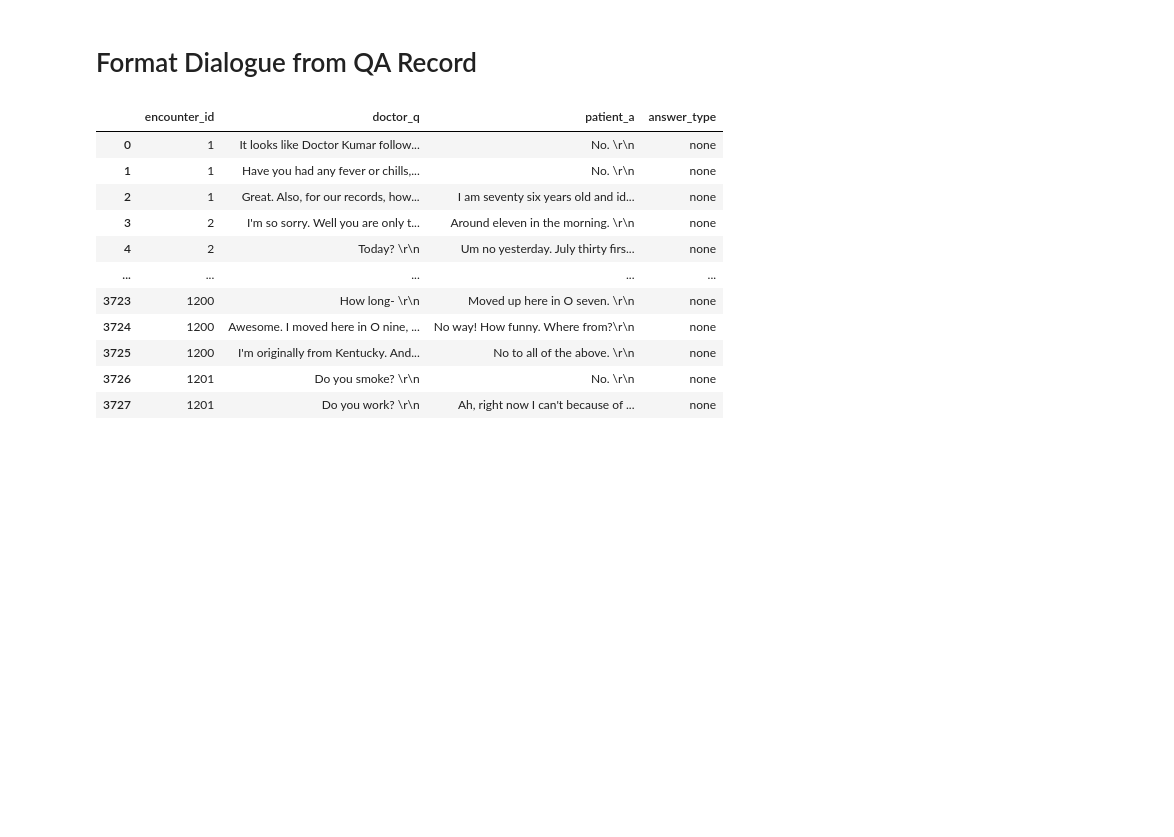
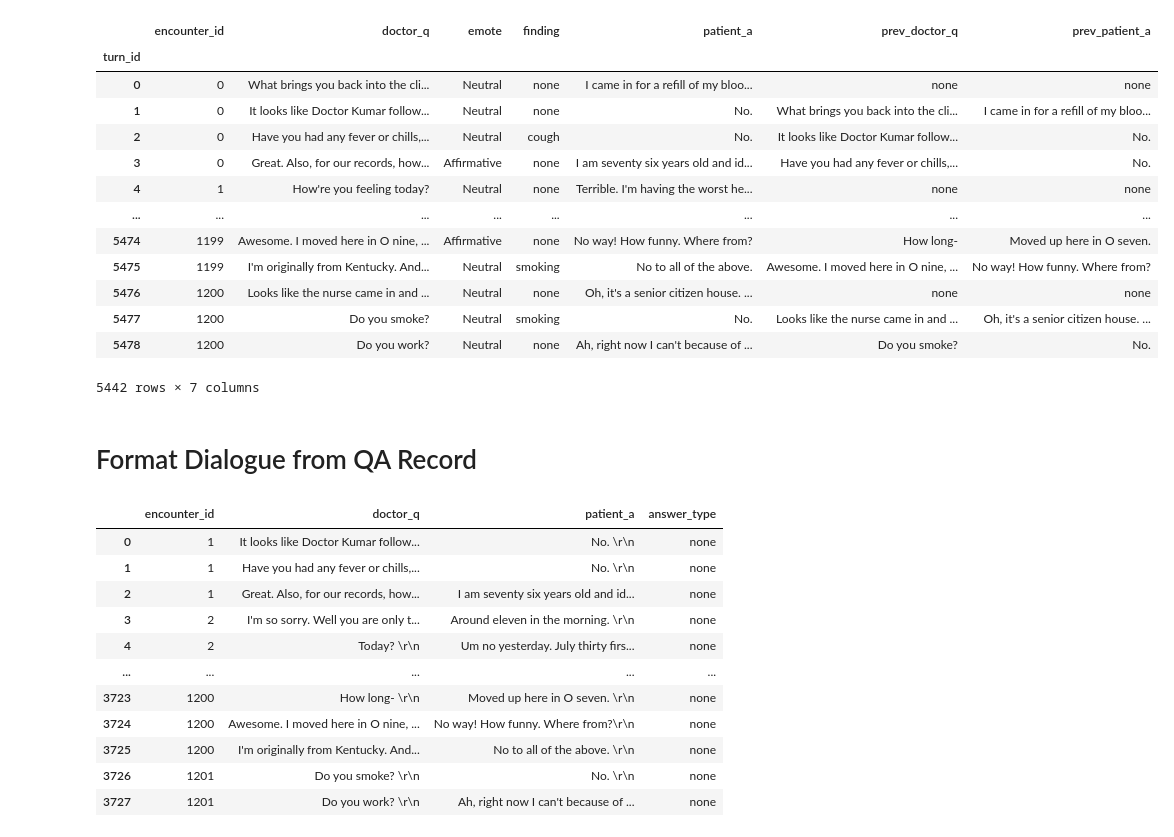
Before and after one commit to mariellederocher/DLforHealthcare_Final_Project, a Jupyter notebook: format_dialogue.ipynb, the cells around one changed output. Saved outputs shown, nothing was run; the diff lists cells and outputs as text; code cells hidden in the pictures; blank space fills up the shorter version.

```diff
--- a/format_dialogue.ipynb
+++ b/format_dialogue.ipynb
@@ -68,0 +131,7 @@ q_df
+# %%
+import pandas as pd
+qa_df = pd.read_csv("output/question_answer_pairs.csv")
+
+
+qa_df = qa_df.set_index("turn_id")
+qa_df
@@ -69,3 +153,51 @@ q_df
+# %%
+
+# qa_df = qa_df.set_index("turn_id")
+# qa_df = qa_df.head(10)
+new_df = qa_df
+
+for turn, row in qa_df.iterrows():
+    prev_dr_turn = "none"
+    prev_pt_resp = "none"
+    if turn > 0 :
+        try:
+            prev_turn = qa_df.loc[turn - 1]
+            if prev_turn["encounter_id"] == row["encounter_id"]:
+                prev_dr_turn = prev_turn["doctor_q"]
+                prev_pt_resp = prev_turn["patient_a"]
+        except:
+            pass
+
+
+    # print(prev_dr_turn, prev_pt_resp)
+
+
+    new_df.loc[turn, "prev_doctor_q"] = prev_dr_turn
+    new_df.loc[turn, "prev_patient_a"] = prev_pt_resp
+
+df_json = new_df.to_json(orient='records', lines=True)
+
+with open("output/question_answer_dataset.jsonl", "w") as f:
+    f.write(df_json + '\n')
+
+new_df.to_csv("output/question_answer_dataset.csv", index=False)
+
+new_df
+# %% [output]
+|  | encounter_id | doctor_q | emote | finding | patient_a | prev_doctor_q | prev_patient_a |
+| turn_id |  |  |  |  |  |  |  |
+| 0 | 0 | What brings you back into the cli... | Neutral | none | I came in for a refill of my bloo... | none | none |
+| 1 | 0 | It looks like Doctor Kumar follow... | Neutral | none | No. | What brings you back into the cli... | I came in for a refill of my bloo... |
+| 2 | 0 | Have you had any fever or chills,... | Neutral | cough | No. | It looks like Doctor Kumar follow... | No. |
+| 3 | 0 | Great. Also, for our records, how... | Affirmative | none | I am seventy six years old and id... | Have you had any fever or chills,... | No. |
+| 4 | 1 | How're you feeling today? | Neutral | none | Terrible. I'm having the worst he... | none | none |
+| ... | ... | ... | ... | ... | ... | ... | ... |
+| 5474 | 1199 | Awesome. I moved here in O nine, ... | Affirmative | none | No way! How funny. Where from? | How long- | Moved up here in O seven. |
+| 5475 | 1199 | I'm originally from Kentucky. And... | Neutral | smoking | No to all of the above. | Awesome. I moved here in O nine, ... | No way! How funny. Where from? |
+| 5476 | 1200 | Looks like the nurse came in and ... | Neutral | none | Oh, it's a senior citizen house. ... | none | none |
+| 5477 | 1200 | Do you smoke? | Neutral | smoking | No. | Looks like the nurse came in and ... | Oh, it's a senior citizen house. ... |
+| 5478 | 1200 | Do you work? | Neutral | none | Ah, right now I can't because of ... | Do you smoke? | No. |
+5442 rows × 7 columns
 # %% [markdown]
 # Format Dialogue from QA Record
 # %%
```
Also changed, not shown: parts of 8 cells of this notebook, 24 other files.
